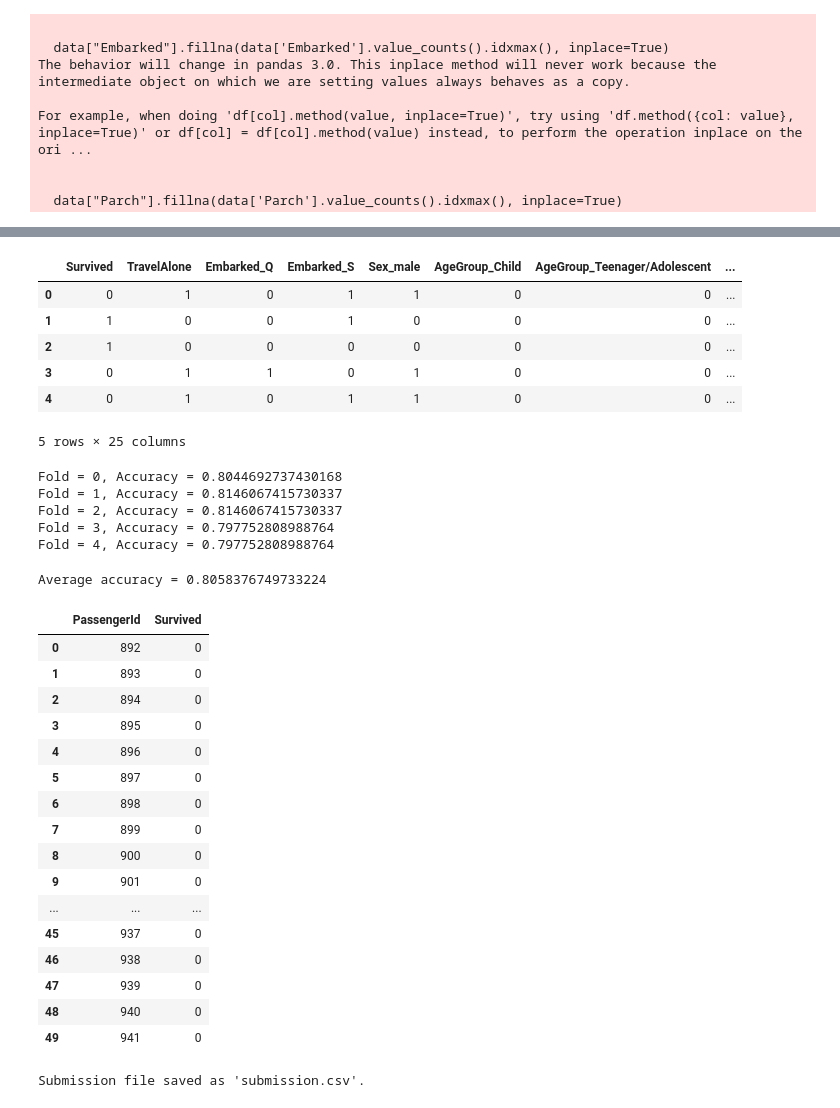
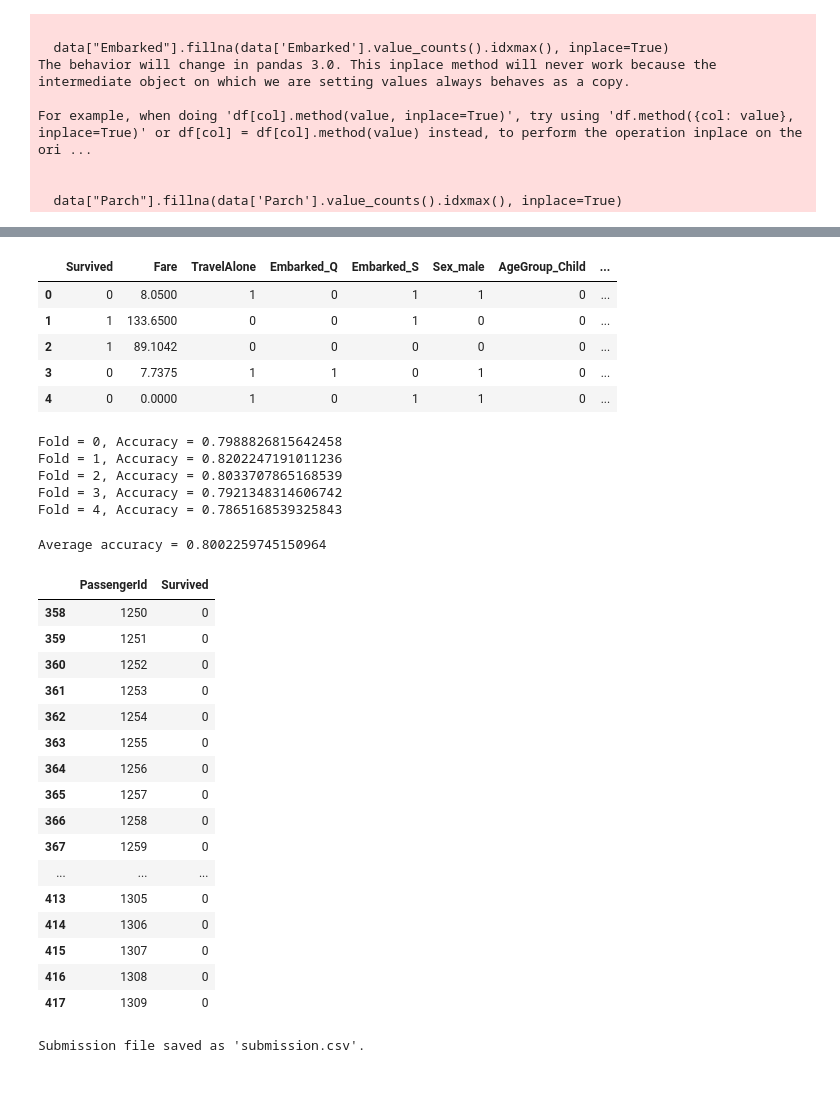
Before and after one commit to AnnaVerbytska/Titanic-Machine_Learning-from-Disaster, a Jupyter notebook: notebooks/logistic-regression.ipynb, the cells around one changed output, grey strips where cells are left out. Saved outputs shown, nothing was run; the diff lists cells and outputs as text; code cells hidden in the pictures.

```diff
--- a/notebooks/logistic-regression.ipynb
+++ b/notebooks/logistic-regression.ipynb
@@ -68,8 +68,8 @@ bins = [0, 3, 12, 18, 35, 55, 65, float('inf')]
 labels = ['Infant/Toddler', 'Child', 'Teenager/Adolescent', 'Young Adult', 'Middle-Aged Adult', 'Older Adult', 'Senior/Elderly']
 # Create a new column 'AgeGroup' with the binned age categories
 data['AgeGroup'] = pd.cut(data['Age'], bins=bins, labels=labels, include_lowest=True)
-# Drop the columns
-data.drop(['Age'], axis=1, inplace=True)
+# Cap the Fare at a reasonable threshold, e.g., 300
+data['Fare'] = data['Fare'].clip(upper=300)
 # %% [output]
 The behavior will change in pandas 3.0. This inplace method will never work because the intermediate object on which we are setting values always behaves as a copy.
 
@@ -116,18 +110,12 @@ dtype: int64
 # %%
 # Join two features to simplify modelling
 data['TravelAlone']=np.where((data["SibSp"]+data["Parch"])>0, 0, 1)
-# First, bin the fare into logical groups if you haven't already
-fare_bins = [0, 10, 50, 100, 250, 600]
-fare_labels = ['Low', 'Medium', 'High', 'Very High', 'Luxury']
-data['FareGroup'] = pd.cut(data['Fare'], bins=fare_bins, labels=fare_labels)
-data.head()
-# Combine Pclass and FareGroup into a single categorical feature
-data['Socioeconomic'] = data['Pclass'].astype(str) + '_' + data['FareGroup'].astype(str)
+
 # Drop the columns
-data.drop(['SibSp','Parch','Fare','FareGroup','Pclass'], axis=1, inplace=True)
+data.drop(['Age','SibSp','Parch'], axis=1, inplace=True)
 
 # Convert categorical variables or the ones that represent such ('Pclass') to dummy/numerical variables (one-hot encoding)
-data = pd.get_dummies(data, columns=['Embarked', 'Sex', 'AgeGroup', 'Socioeconomic'], dtype=int, drop_first=True) # drop_first to avoid collinearity
+data = pd.get_dummies(data, columns=['Embarked', 'Sex', 'AgeGroup','Pclass'], dtype=int, drop_first=True) # drop_first to avoid collinearity
 # %%
 # Now handle the male outliers (> 63 years) by filling them with the median age
 #data.loc[(data['Sex_male']) & (data['Age'] > 63), 'Age'] = data['Age'].median()
@@ -176,13 +157,12 @@ for f, (t_, v_) in enumerate(kf.split(X=train_df,y=y)):
 # %%
 train_df.head()
 # %% [output]
-|  | Survived | TravelAlone | Embarked_Q | Embarked_S | Sex_male | AgeGroup_Child | AgeGroup_Teenager/Adolescent | ... |
-| 0 | 0 | 1 | 0 | 1 | 1 | 0 | 0 | ... |
-| 1 | 1 | 0 | 0 | 1 | 0 | 0 | 0 | ... |
-| 2 | 1 | 0 | 0 | 0 | 0 | 0 | 0 | ... |
-| 3 | 0 | 1 | 1 | 0 | 1 | 0 | 0 | ... |
-| 4 | 0 | 1 | 0 | 1 | 1 | 0 | 0 | ... |
+|  | Survived | Fare | TravelAlone | Embarked_Q | Embarked_S | Sex_male | AgeGroup_Child | ... |
+| 0 | 0 | 8.0500 | 1 | 0 | 1 | 1 | 0 | ... |
+| 1 | 1 | 133.6500 | 0 | 0 | 1 | 0 | 0 | ... |
+| 2 | 1 | 89.1042 | 0 | 0 | 0 | 0 | 0 | ... |
+| 3 | 0 | 7.7375 | 1 | 1 | 0 | 1 | 0 | ... |
+| 4 | 0 | 0.0000 | 1 | 0 | 1 | 1 | 0 | ... |
-5 rows × 25 columns
 # %%
 # Collect accuracies
 lst = []
@@ -222,42 +202,42 @@ for fold in range(0,5):
 
     lst.append(accuracy)
 # %% [output]
-Fold = 0, Accuracy = 0.8044692737430168
-Fold = 1, Accuracy = 0.8146067415730337
-Fold = 2, Accuracy = 0.8146067415730337
-Fold = 3, Accuracy = 0.797752808988764
-Fold = 4, Accuracy = 0.797752808988764
+Fold = 0, Accuracy = 0.7988826815642458
+Fold = 1, Accuracy = 0.8202247191011236
+Fold = 2, Accuracy = 0.8033707865168539
+Fold = 3, Accuracy = 0.7921348314606742
+Fold = 4, Accuracy = 0.7865168539325843
 # %%
 Average = sum(lst) / len(lst)
 print(f"Average accuracy = {Average}")
 # %% [output]
-Average accuracy = 0.8058376749733224
+Average accuracy = 0.8002259745150964
 # %%
 # Make predictions on the test data
 test_predictions = model.predict(test_df.drop('Survived',axis=1).values)
 # %%
 # Prepare the submission file
 submission = pd.read_csv('../data/submission.csv')
 submission['Survived'] = test_predictions
-submission.head(50)
+submission.tail(60)
 # %% [output]
 |  | PassengerId | Survived |
-| 0 | 892 | 0 |
-| 1 | 893 | 0 |
-| 2 | 894 | 0 |
-| 3 | 895 | 0 |
-| 4 | 896 | 0 |
-| 5 | 897 | 0 |
-| 6 | 898 | 0 |
-| 7 | 899 | 0 |
-| 8 | 900 | 0 |
-| 9 | 901 | 0 |
+| 358 | 1250 | 0 |
+| 359 | 1251 | 0 |
+| 360 | 1252 | 0 |
+| 361 | 1253 | 0 |
+| 362 | 1254 | 0 |
+| 363 | 1255 | 0 |
+| 364 | 1256 | 0 |
+| 365 | 1257 | 0 |
+| 366 | 1258 | 0 |
+| 367 | 1259 | 0 |
 | ... | ... | ... |
-| 45 | 937 | 0 |
-| 46 | 938 | 0 |
-| 47 | 939 | 0 |
-| 48 | 940 | 0 |
-| 49 | 941 | 0 |
+| 413 | 1305 | 0 |
+| 414 | 1306 | 0 |
+| 415 | 1307 | 0 |
+| 416 | 1308 | 0 |
+| 417 | 1309 | 0 |
 # %%
 # Save to CSV
 submission.to_csv('../data/submission.csv', index=False)
```
Also changed, not shown: parts of 5 cells of this notebook.
